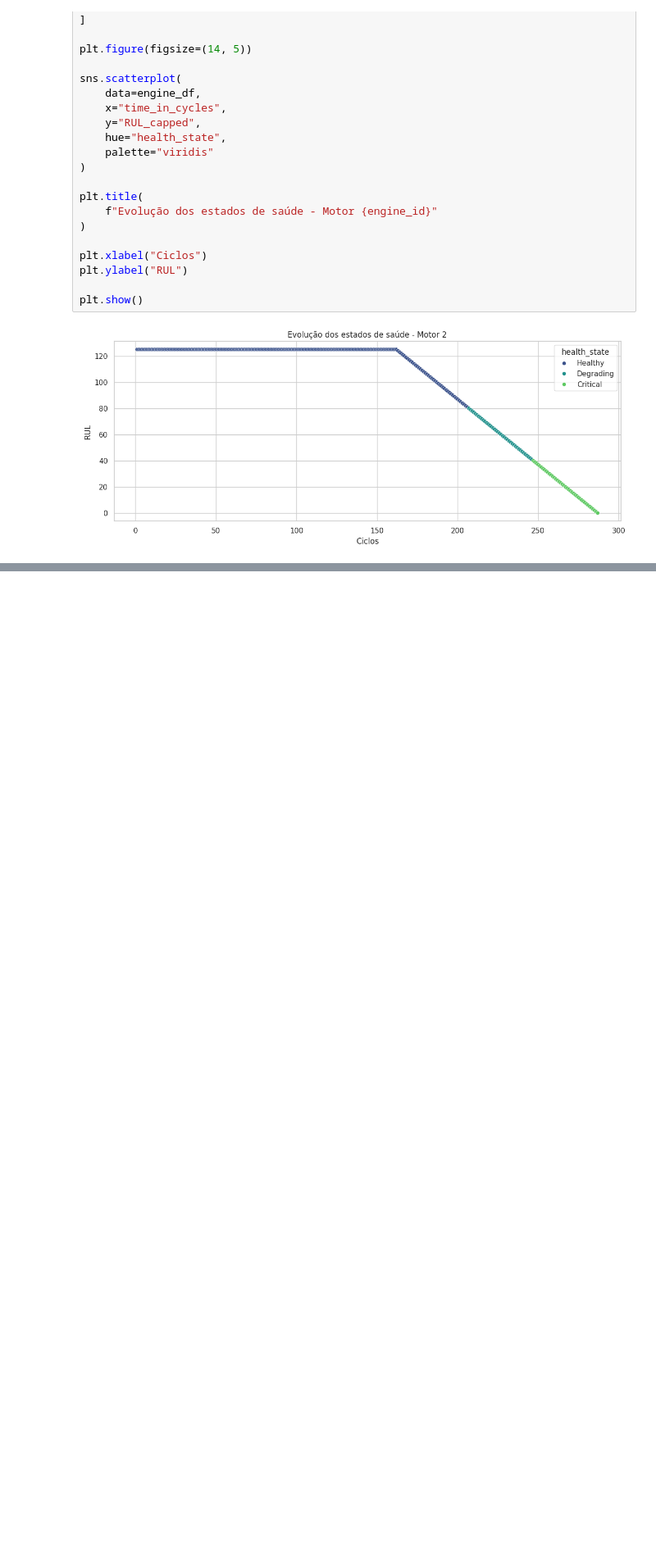
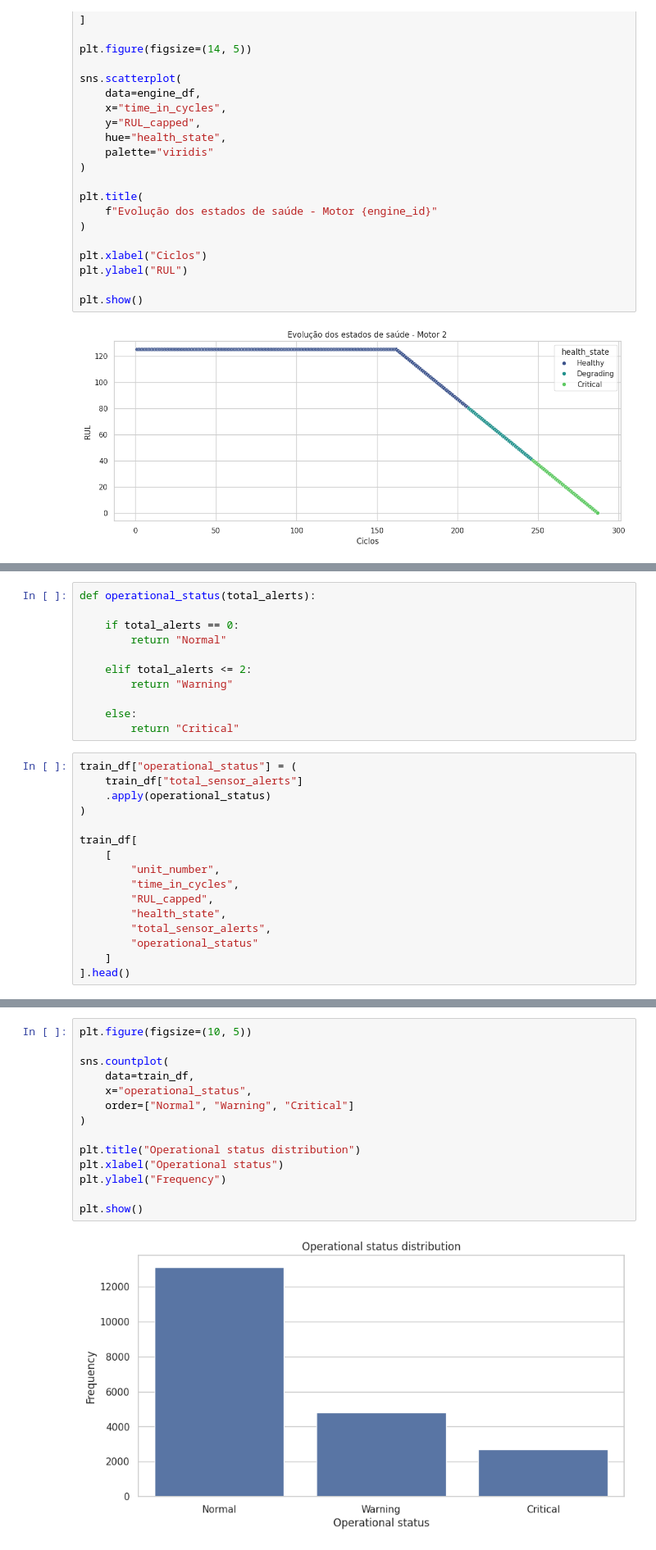
Before and after one commit to vinicius-mattoso/industrial-rul-predictive-maintenance, a Jupyter notebook: notebooks/01_rul_eda_and_modeling.ipynb, the cells around one changed output, grey strips where cells are left out. Shown at 82% size. Drawn from its saved outputs; the diff is of its cells as text; blank space fills up the shorter version.

```diff
--- a/notebooks/01_rul_eda_and_modeling.ipynb
+++ b/notebooks/01_rul_eda_and_modeling.ipynb
@@ -713,0 +920,27 @@ plt.show()
+# %%
+def operational_status(total_alerts):
+
+    if total_alerts == 0:
+        return "Normal"
+
+    elif total_alerts <= 2:
+        return "Warning"
+
+    else:
+        return "Critical"
+# %%
+train_df["operational_status"] = (
+    train_df["total_sensor_alerts"]
+    .apply(operational_status)
+)
+
+train_df[
+    [
+        "unit_number",
+        "time_in_cycles",
+        "RUL_capped",
+        "health_state",
+        "total_sensor_alerts",
+        "operational_status"
+    ]
+].head()
@@ -713,0 +954,16 @@ plt.show()
+# %%
+plt.figure(figsize=(10, 5))
+
+sns.countplot(
+    data=train_df,
+    x="operational_status",
+    order=["Normal", "Warning", "Critical"]
+)
+
+plt.title("Operational status distribution")
+plt.xlabel("Operational status")
+plt.ylabel("Frequency")
+
+plt.show()
+# %% [output]
+[figure, added]
```
Also changed, not shown: parts of 83 cells of this notebook.
